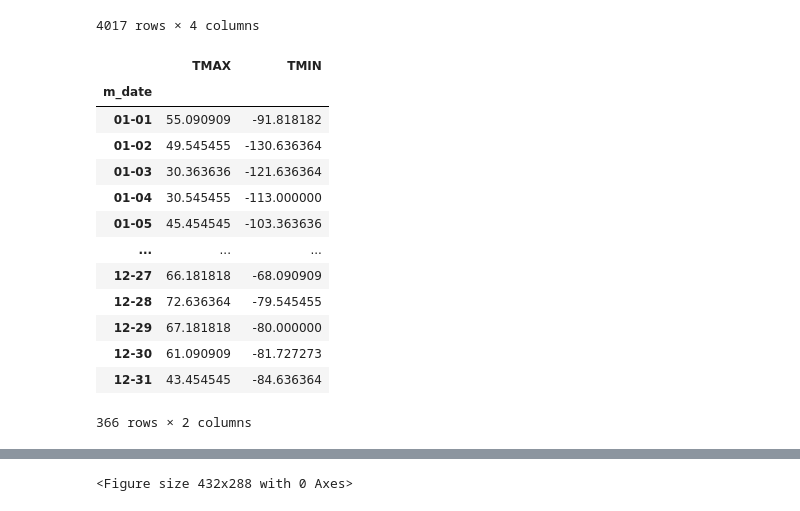
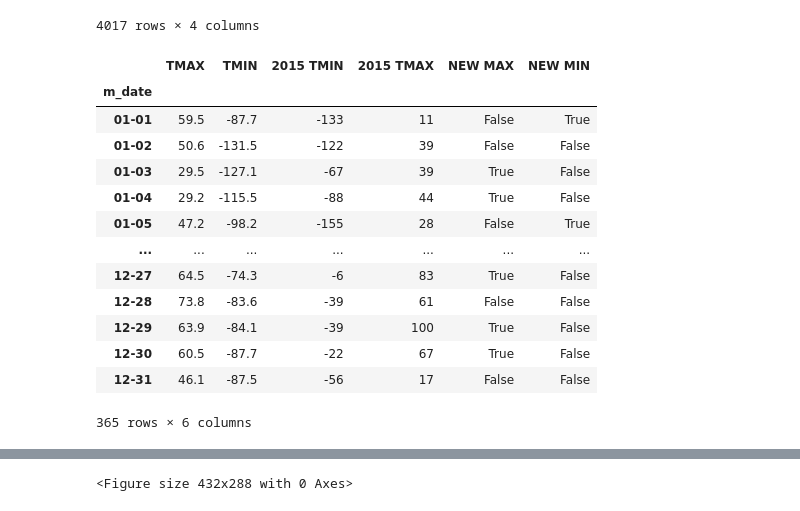
Before and after one commit to maab2198/applied_ds_python, a Jupyter notebook: Assignment2.ipynb, the cells around one changed output, grey strips where cells are left out. Drawn from its saved outputs; the diff is of its cells as text; code cells hidden in the pictures.

```diff
--- a/Assignment2.ipynb
+++ b/Assignment2.ipynb
@@ -172,21 +161,28 @@ import numpy as np
 res["m_date"] = pd.to_datetime(res["Date"]).dt.strftime('%m-%d')
 # %%
-res = res.groupby("m_date")["TMAX","TMIN"].agg('mean')
+prev_years = res.where((res["year"]< 2015) & (res["m_date"] != '02-29')).groupby("m_date")["TMAX","TMIN"].agg('mean')
-# %%
-res
-# %% [output]
-|  | TMAX | TMIN |
-| m_date |  |  |
-| 01-01 | 55.090909 | -91.818182 |
-| 01-02 | 49.545455 | -130.636364 |
-| 01-03 | 30.363636 | -121.636364 |
-| 01-04 | 30.545455 | -113.000000 |
-| 01-05 | 45.454545 | -103.363636 |
-| ... | ... | ... |
-| 12-27 | 66.181818 | -68.090909 |
-| 12-28 | 72.636364 | -79.545455 |
-| 12-29 | 67.181818 | -80.000000 |
-| 12-30 | 61.090909 | -81.727273 |
-| 12-31 | 43.454545 | -84.636364 |
-366 rows × 2 columns
+# %%
+res2015 = res[res["year"] == 2015].set_index("m_date")
+prev_years["2015 TMAX"] = res2015["TMAX"]
+prev_years["2015 TMIN"] = res2015["TMIN"]
+# %%
+prev_years["NEW MAX"] = prev_years["2015 TMAX"] > prev_years["TMAX"]
+prev_years["NEW MIN"] = prev_years["2015 TMIN"] < prev_years["TMIN"]
+# %%
+prev_years
+# %% [output]
+|  | TMAX | TMIN | 2015 TMIN | 2015 TMAX | NEW MAX | NEW MIN |
+| m_date |  |  |  |  |  |  |
+| 01-01 | 59.5 | -87.7 | -133 | 11 | False | True |
+| 01-02 | 50.6 | -131.5 | -122 | 39 | False | False |
+| 01-03 | 29.5 | -127.1 | -67 | 39 | True | False |
+| 01-04 | 29.2 | -115.5 | -88 | 44 | True | False |
+| 01-05 | 47.2 | -98.2 | -155 | 28 | False | True |
+| ... | ... | ... | ... | ... | ... | ... |
+| 12-27 | 64.5 | -74.3 | -6 | 83 | True | False |
+| 12-28 | 73.8 | -83.6 | -39 | 61 | False | False |
+| 12-29 | 63.9 | -84.1 | -39 | 100 | True | False |
+| 12-30 | 60.5 | -87.7 | -22 | 67 | True | False |
+| 12-31 | 46.1 | -87.5 | -56 | 17 | False | False |
+365 rows × 6 columns
 # %%
```
Also changed, not shown: parts of 7 cells of this notebook.
